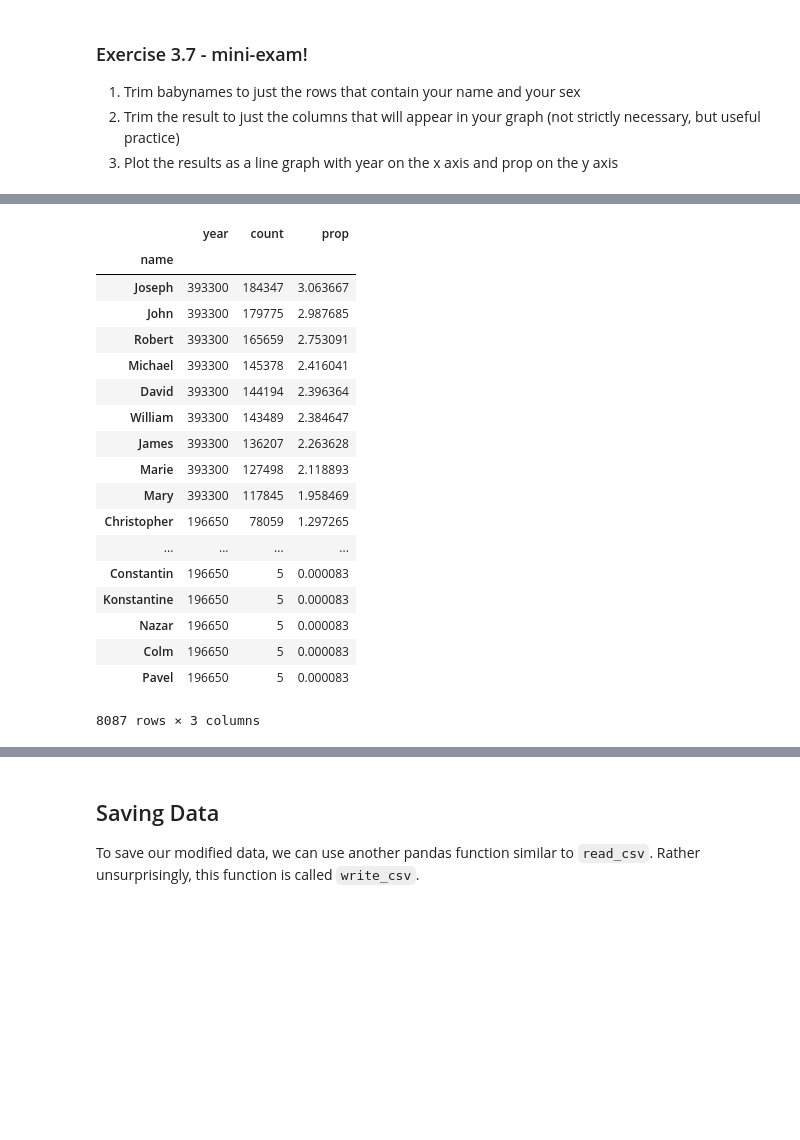
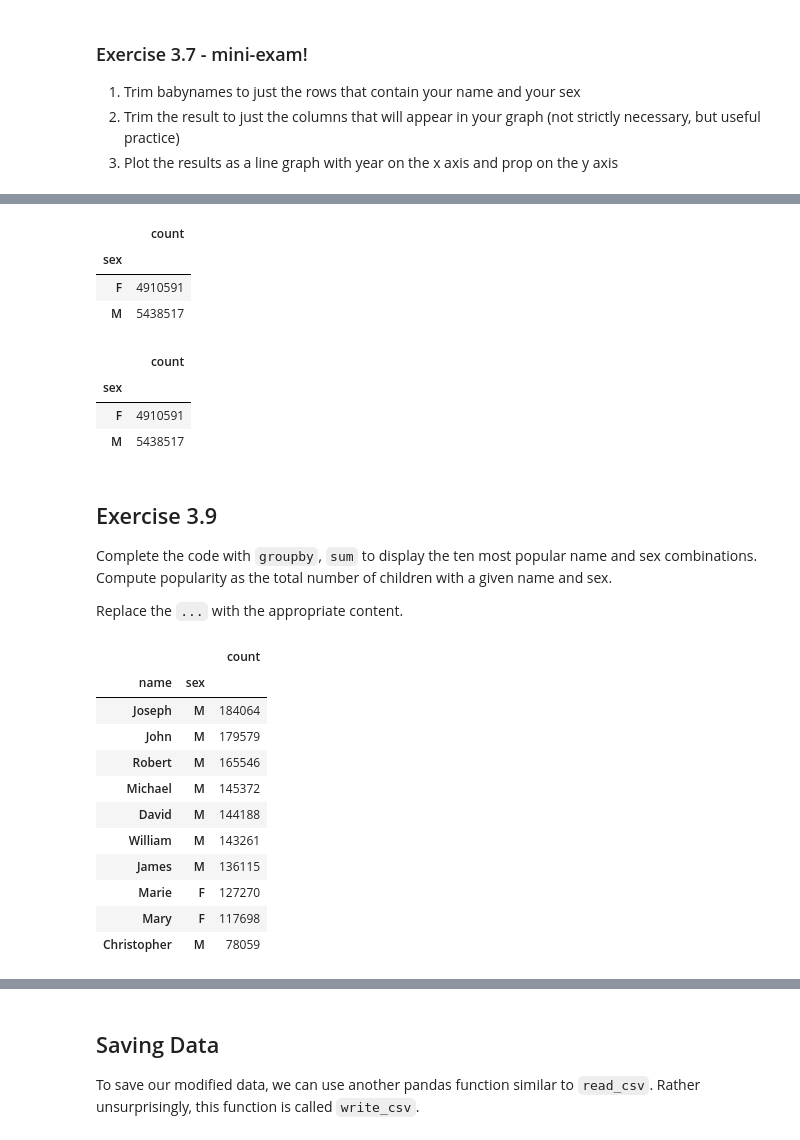
Before and after one commit to drjarno/python-workshop-2020-may, a Jupyter notebook: Chapter 3.ipynb, the cells around one changed output, grey strips where cells are left out. Saved outputs shown, nothing was run; the diff lists cells and outputs as text; code cells hidden in the pictures; blank space fills up the shorter version.

Commit message:
Included groupby stuff

```diff
--- a/Chapter 3.ipynb
+++ b/Chapter 3.ipynb
@@ -342,0 +486,22 @@ imdone(3,7)
+# %%
+babynames_sex_count = babynames.groupby("sex")
+babynames_sex_count = babynames_sex_count[["count"]]
+babynames_sex_count.sum()
+# %% [output]
+|  | count |
+| sex |  |
+| F | 4910591 |
+| M | 5438517 |
+# %%
+# Short form:
+babynames.groupby("sex")[["count"]].sum()
+# %% [output]
+|  | count |
+| sex |  |
+| F | 4910591 |
+| M | 5438517 |
+# %% [markdown]
+## Exercise 3.9
+Complete the code with `groupby`, `sum` to display the ten most popular name and sex combinations. Compute popularity as the total number of children with a given name and sex.
+
+Replace the `...` with the appropriate content.
@@ -343,23 +525,21 @@ imdone(3,7)
 # %%
-popnames=babynames.groupby(by="name").sum().sort_values(by="count", ascending=False)
-popnames
+# Solution (HIDEME)
+babynames_popularity = babynames.groupby(["name", "sex"])
+babynames_popularity = babynames_popularity[["count"]]
+babynames_popularity = babynames_popularity.sum()
+babynames_popularity = babynames_popularity.sort_values(by="count", ascending=False)
+babynames_popularity = babynames_popularity.head(10)
+babynames_popularity
 # %% [output]
-|  | year | count | prop |
-| name |  |  |  |
-| Joseph | 393300 | 184347 | 3.063667 |
-| John | 393300 | 179775 | 2.987685 |
-| Robert | 393300 | 165659 | 2.753091 |
-| Michael | 393300 | 145378 | 2.416041 |
-| David | 393300 | 144194 | 2.396364 |
-| William | 393300 | 143489 | 2.384647 |
-| James | 393300 | 136207 | 2.263628 |
-| Marie | 393300 | 127498 | 2.118893 |
-| Mary | 393300 | 117845 | 1.958469 |
-| Christopher | 196650 | 78059 | 1.297265 |
-| ... | ... | ... | ... |
-| Constantin | 196650 | 5 | 0.000083 |
-| Konstantine | 196650 | 5 | 0.000083 |
-| Nazar | 196650 | 5 | 0.000083 |
-| Colm | 196650 | 5 | 0.000083 |
-| Pavel | 196650 | 5 | 0.000083 |
+|  |  | count |
+| name | sex |  |
+| Joseph | M | 184064 |
+| John | M | 179579 |
+| Robert | M | 165546 |
+| Michael | M | 145372 |
+| David | M | 144188 |
+| William | M | 143261 |
+| James | M | 136115 |
+| Marie | F | 127270 |
+| Mary | F | 117698 |
+| Christopher | M | 78059 |
-8087 rows × 3 columns
```
Also changed, not shown: parts of 64 cells of this notebook, 1 other file.
